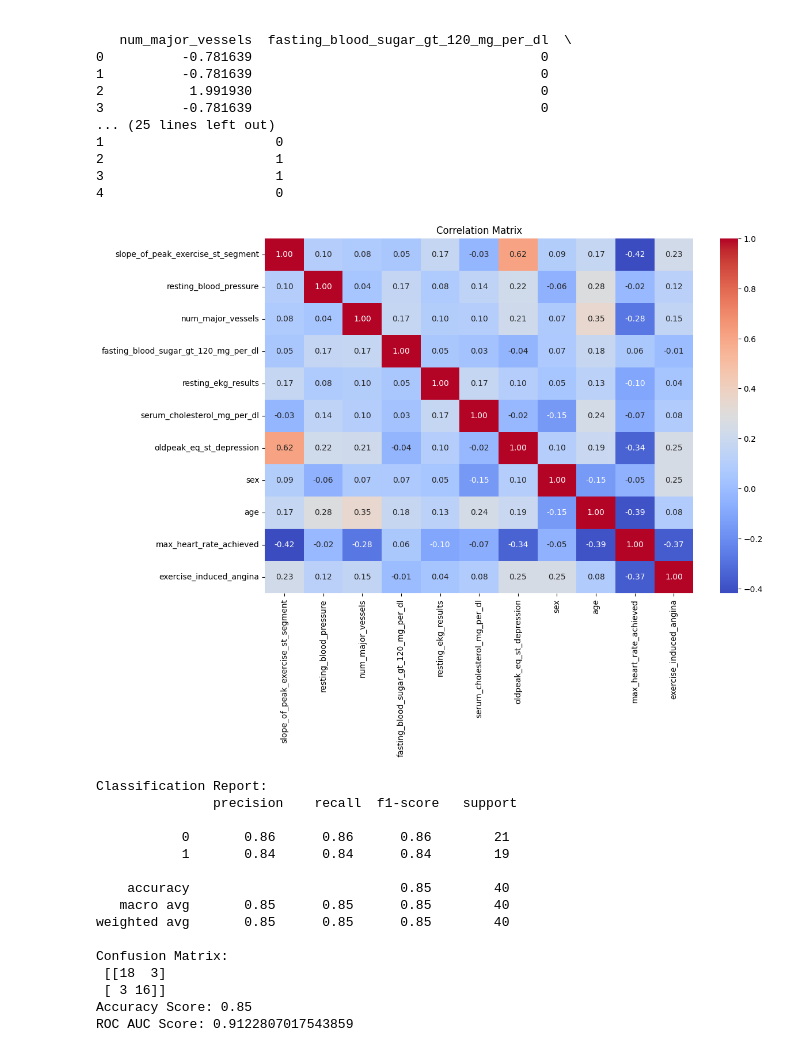
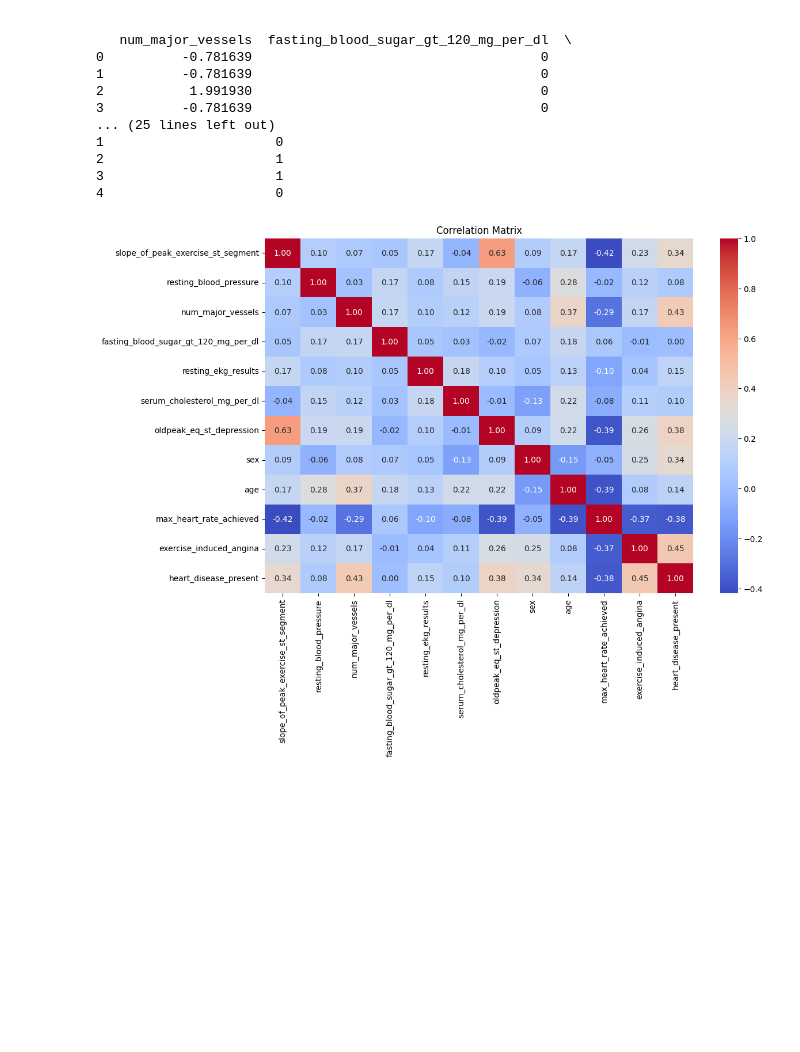
Before and after one commit to isahaq777/My_Projects, a Jupyter notebook: Data_Science_Projects/Heart_Disease_Predication/Heart_disease_Predication.ipynb, the cells around one changed output. Cells and saved outputs as stored; diff of their text form; code cells hidden in the pictures; blank space fills up the shorter version.

Commit message:
Heart Disease update

```diff
--- a/Data_Science_Projects/Heart_Disease_Predication/Heart_disease_Predication.ipynb
+++ b/Data_Science_Projects/Heart_Disease_Predication/Heart_disease_Predication.ipynb
@@ -81,3 +74,6 @@ df_val = pd.read_csv(r"speciy/the/path")
+# %%
+df_lab = pd.read_csv(r"E:\Data_mites_projects\Heart disesase\PRCP-1016-HeartDieseasePred\Data\labels.csv")
+df_val = pd.read_csv(r"E:\Data_mites_projects\Heart disesase\PRCP-1016-HeartDieseasePred\Data\values.csv")
 # %%
 df_lab.head()
 # %% [output]
@@ -522,79 +520,21 @@ df_val.to_csv('processed_heart_disease_data.csv', index=False)
 # %%
 from sklearn.preprocessing import StandardScaler
 from imblearn.over_sampling import SMOTE
 from sklearn.model_selection import train_test_split
 from sklearn.linear_model import LogisticRegression
 from sklearn.metrics import classification_report, confusion_matrix, accuracy_score, roc_auc_score, roc_curve
 import warnings
 
 warnings.filterwarnings('ignore')
 
 # Ensure to exclude non-numeric columns like patient_id before computing the correlation matrix
 numeric_df_val = df_val.select_dtypes(include=[np.number])
 
 # Correlation Matrix
 corr_matrix = numeric_df_val.corr()
 plt.figure(figsize=(12, 8))
 sns.heatmap(corr_matrix, annot=True, fmt='.2f', cmap='coolwarm')
 plt.title('Correlation Matrix')
 plt.show()
-
-# Refined feature selection based on correlation and domain knowledge
-selected_features = ['chest_pain_type_4', 'thal_reversible_defect', 'num_major_vessels',
-                     'exercise_induced_angina', 'oldpeak_eq_st_depression']
-
-X = df_val[selected_features]
-y = df_lab['heart_disease_present']
-
-# Standardize the features
-scaler = StandardScaler()
-X_scaled = scaler.fit_transform(X)
-
-# Handle class imbalance with SMOTE
-smote = SMOTE(random_state=42)
-X_res, y_res = smote.fit_resample(X_scaled, y)
-
-# Split the data into training and testing sets
-X_train, X_test, y_train, y_test = train_test_split(X_res, y_res, test_size=0.2, random_state=42)
-
-# Build the Logistic Regression Model
-model = LogisticRegression(random_state=42)
-model.fit(X_train, y_train)
-
-# Make predictions
-y_pred = model.predict(X_test)
-y_pred_proba = model.predict_proba(X_test)[:, 1]
-
-# Evaluate the model
-print("Classification Report:\n", classification_report(y_test, y_pred))
-print("Confusion Matrix:\n", confusion_matrix(y_test, y_pred))
-print("Accuracy Score:", accuracy_score(y_test, y_pred))
-print("ROC AUC Score:", roc_auc_score(y_test, y_pred_proba))
-
-# Plot ROC Curve
-fpr, tpr, thresholds = roc_curve(y_test, y_pred_proba)
-plt.figure(figsize=(8, 6))
-plt.plot(fpr, tpr, label='ROC Curve (area = %0.2f)' % roc_auc_score(y_test, y_pred_proba))
-plt.plot([0, 1], [0, 1], 'k--')
-plt.xlabel('False Positive Rate')
-plt.ylabel('True Positive Rate')
-plt.title('ROC Curve')
-plt.legend(loc='lower right')
-plt.show()
 # %% [output]
-[figure, old version]
+[figure, new version]
-Classification Report:
-               precision    recall  f1-score   support
-
-           0       0.86      0.86      0.86        21
-           1       0.84      0.84      0.84        19
-
-    accuracy                           0.85        40
-   macro avg       0.85      0.85      0.85        40
-weighted avg       0.85      0.85      0.85        40
-
-Confusion Matrix:
- [[18  3]
- [ 3 16]]
-Accuracy Score: 0.85
-ROC AUC Score: 0.9122807017543859
```
Also changed, not shown: parts of 15 cells of this notebook, 1 other file.
